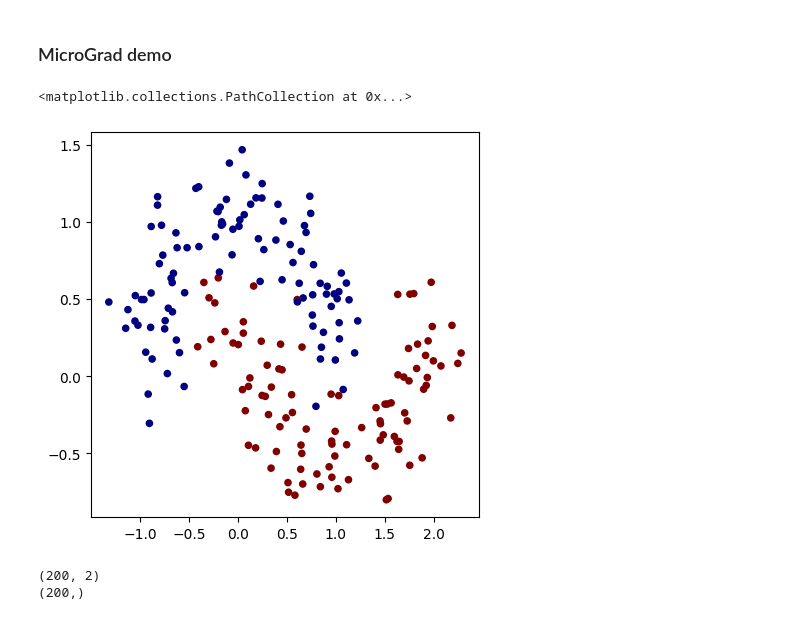
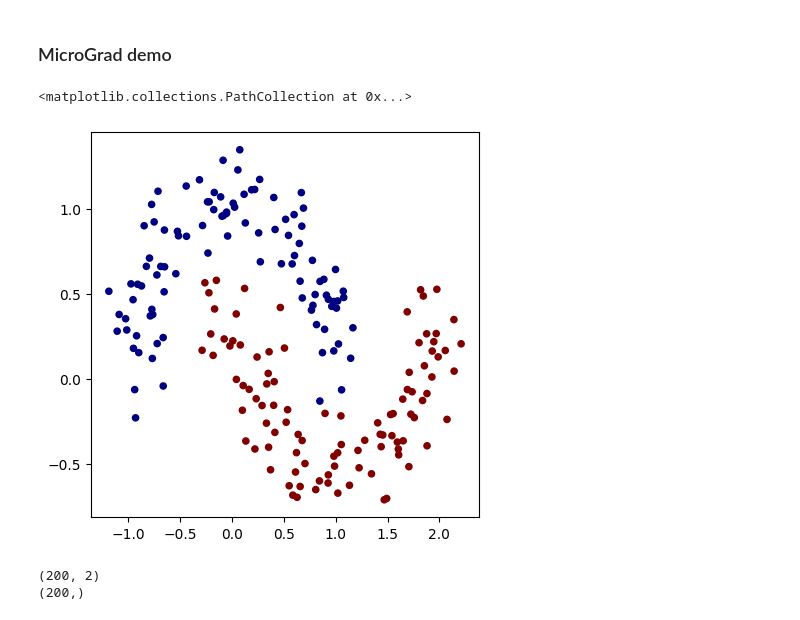
Before and after one commit to doobiusP/Autograd-Impl, a Jupyter notebook: demo.ipynb, the cells around one changed output. Cells and saved outputs as stored; diff of their text form; code cells hidden in the pictures.

```diff
--- a/demo.ipynb
+++ b/demo.ipynb
@@ -14,15 +16,17 @@ from typing import Callable, List, Tuple
 np.random.seed(1337)
 random.seed(1337)
 # %%
-from sklearn.datasets import make_moons, make_blobs
-X, y = make_moons(n_samples=200, noise=0.2)
+size_of_dataset = 200
+noise_of_dataset = 0.15
+
+X, y = make_moons(n_samples=size_of_dataset, noise=noise_of_dataset)
 
 y = y*2 - 1
 plt.figure(figsize=(5,5))
 plt.scatter(X[:,0], X[:,1], c=y, s=20, cmap='jet')
 # %% [output]
 <matplotlib.collections.PathCollection at 0x...>
-[figure, old version]
+[figure, new version]
 # %%
 print(X.shape)
 print(y.shape)
```
Also changed, not shown: parts of 9 cells of this notebook.
